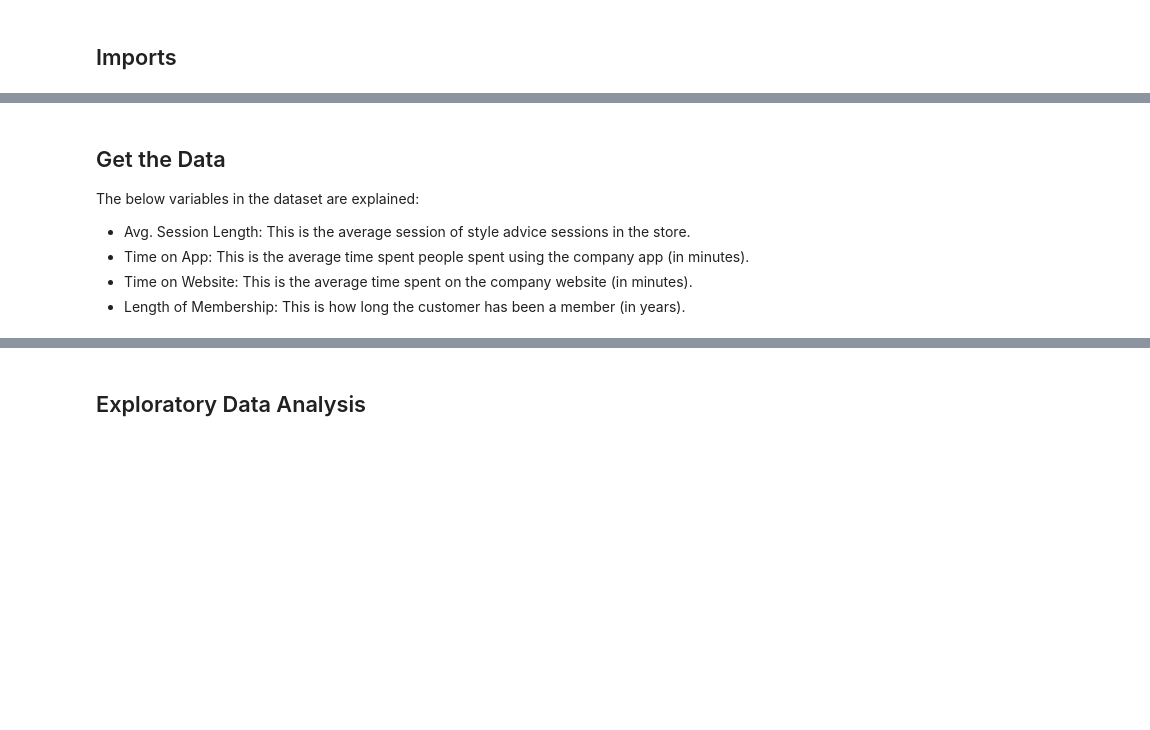
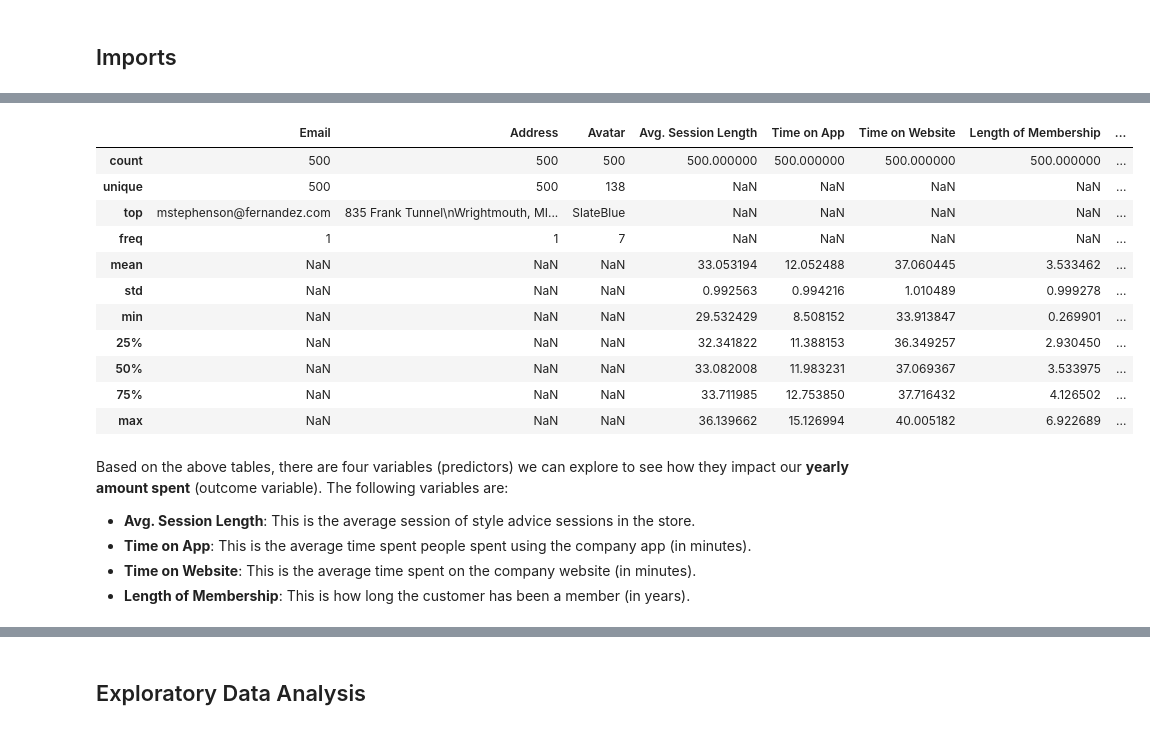
Before and after one commit to Nero103/Project-Linear-Regression-ECommerce, a Jupyter notebook: Linear Regression Project (E-Commerce).ipynb, the cells around one changed output, grey strips where cells are left out. Cells and saved outputs as stored; diff of their text form; code cells hidden in the pictures; blank space fills up the shorter version.

```diff
--- a/Linear Regression Project (E-Commerce).ipynb
+++ b/Linear Regression Project (E-Commerce).ipynb
@@ -20,9 +61,23 @@ import seaborn as sns
+# %%
+# Look at the basic statistics for the dataset
+customers.describe(include = 'all')
+# %% [output]
+|  | Email | Address | Avatar | Avg. Session Length | Time on App | Time on Website | Length of Membership | ... |
+| count | 500 | 500 | 500 | 500.000000 | 500.000000 | 500.000000 | 500.000000 | ... |
+| unique | 500 | 500 | 138 | NaN | NaN | NaN | NaN | ... |
+| top | mstephenson@fernandez.com | 835 Frank Tunnel\nWrightmouth, MI... | SlateBlue | NaN | NaN | NaN | NaN | ... |
+| freq | 1 | 1 | 7 | NaN | NaN | NaN | NaN | ... |
+| mean | NaN | NaN | NaN | 33.053194 | 12.052488 | 37.060445 | 3.533462 | ... |
+| std | NaN | NaN | NaN | 0.992563 | 0.994216 | 1.010489 | 0.999278 | ... |
+| min | NaN | NaN | NaN | 29.532429 | 8.508152 | 33.913847 | 0.269901 | ... |
+| 25% | NaN | NaN | NaN | 32.341822 | 11.388153 | 36.349257 | 2.930450 | ... |
+| 50% | NaN | NaN | NaN | 33.082008 | 11.983231 | 37.069367 | 3.533975 | ... |
+| 75% | NaN | NaN | NaN | 33.711985 | 12.753850 | 37.716432 | 4.126502 | ... |
+| max | NaN | NaN | NaN | 36.139662 | 15.126994 | 40.005182 | 6.922689 | ... |
 # %% [markdown]
-## Get the Data
+Based on the above tables, there are four variables (predictors) we can explore to see how they impact our **yearly amount spent** (outcome variable). The following variables are:
 
-The below variables in the dataset are explained:
-
-* Avg. Session Length: This is the average session of style advice sessions in the store.
-* Time on App: This is the average time spent people spent using the company app (in minutes).
-* Time on Website: This is the average time spent on the company website (in minutes).
-* Length of Membership: This is how long the customer has been a member (in years).
+* **Avg. Session Length**: This is the average session of style advice sessions in the store.
+* **Time on App**: This is the average time spent people spent using the company app (in minutes).
+* **Time on Website**: This is the average time spent on the company website (in minutes).
+* **Length of Membership**: This is how long the customer has been a member (in years).
```
Also changed, not shown: parts of 57 cells of this notebook.
